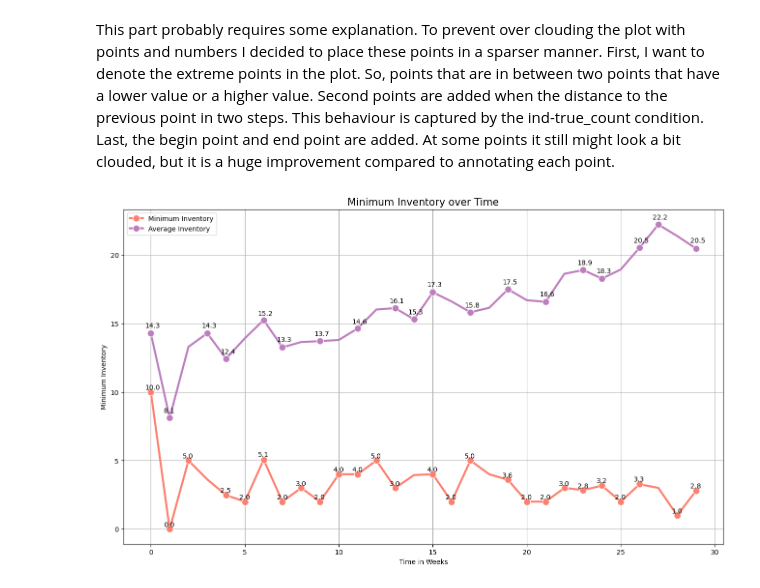
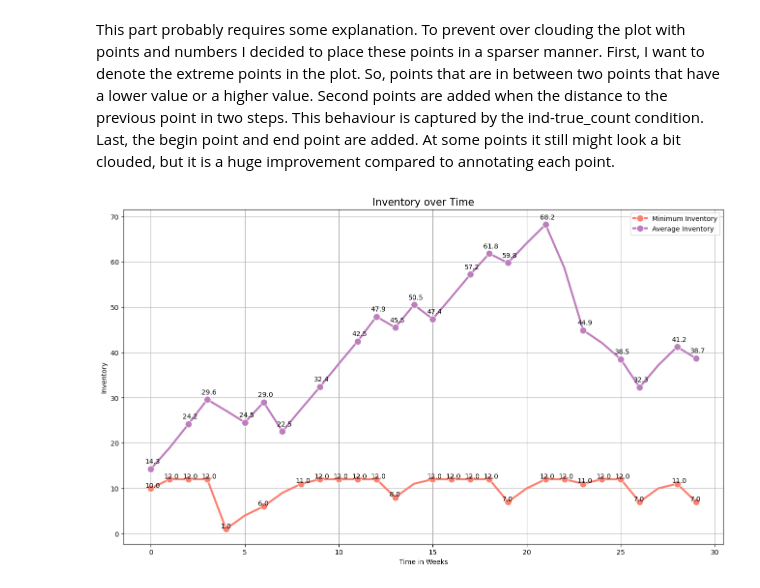
Before and after one commit to DennisatGit/ProductionPlanning, a Jupyter notebook: Production Planning Optimisation at a High Tech Manufacturing Firm.ipynb, the cells around one changed output. Drawn from its saved outputs; the diff is of its cells as text; code cells hidden in the pictures.

```diff
--- a/Production Planning Optimisation at a High Tech Manufacturing Firm.ipynb
+++ b/Production Planning Optimisation at a High Tech Manufacturing Firm.ipynb
@@ -55,7 +55,7 @@ Defining remaining parameters.
 time = range(30)
 
 #Bottleneck rate
-bottleneck_rate = 2
+bottleneck_rate = 3
 
 #Revenue vector
 revenue = dict(zip(time,[1/(1+t) for t in time]))
@@ -334,27 +334,27 @@ def markers_on(df):
 # %%
 #Determining markers for annotation figure
 markers_min = markers_on(inventory_quantities.min(axis=1))
 markers_avg = markers_on(inventory_quantities.mean(axis=1))
 
 #Plotting solved inventory variable over time
 fig, ax = plt.subplots(figsize=(16,9))
 
 sns.lineplot(ax=ax, data=inventory_quantities.min(axis=1), color="#fd7f6f", label='Minimum Inventory', linewidth=3,
 markevery=markers_on(inventory_quantities.min(axis=1)), marker='o', markersize=10)
 for x_marker in markers_min:
     y_marker = round(inventory_quantities.min(axis=1)[x_marker], 1)
     ax.annotate(str(y_marker), (x_marker, y_marker), (x_marker - ax.get_xlim()[1]/100, y_marker + ax.get_ylim()[1]/60))
 
 sns.lineplot(ax=ax, data=inventory_quantities.mean(axis=1), color="#bd7ebe", label='Average Inventory', linewidth=3,
 markevery=markers_on(inventory_quantities.mean(axis=1)), marker='o', markersize=10)
 for x_marker in markers_avg:
     y_marker = round(inventory_quantities.mean(axis=1)[x_marker], 1)
     ax.annotate(str(y_marker), (x_marker, y_marker), (x_marker - ax.get_xlim()[1]/100, y_marker + ax.get_ylim()[1]/60))
 
 ax.legend()
-ax.set_title('Minimum Inventory over Time', size=15)
+ax.set_title('Inventory over Time', size=15)
 ax.set_xlabel('Time in Weeks')
-ax.set_ylabel('Minimum Inventory')
+ax.set_ylabel('Inventory')
 ax.grid()
 # %% [output]
-[figure, old version]
+[figure, new version]
```
Also changed, not shown: parts of 8 cells of this notebook, 11 other files.
